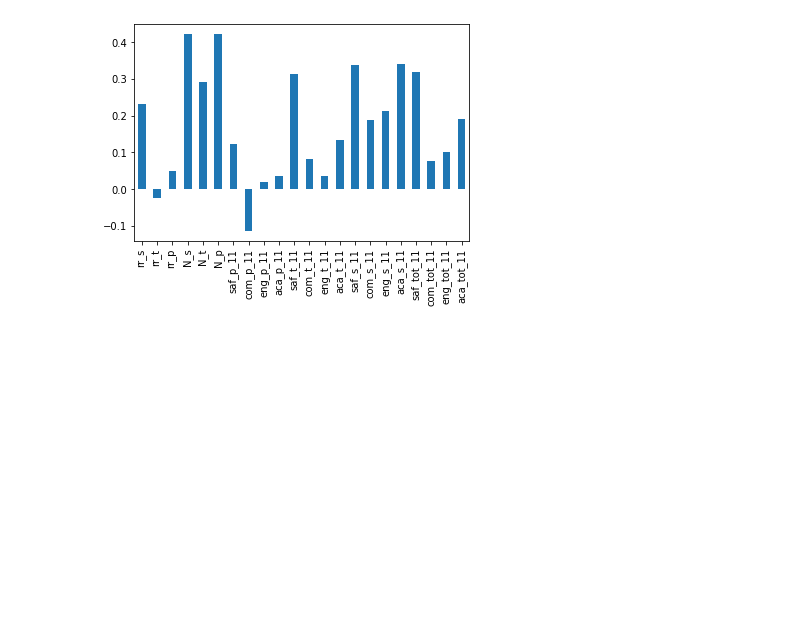
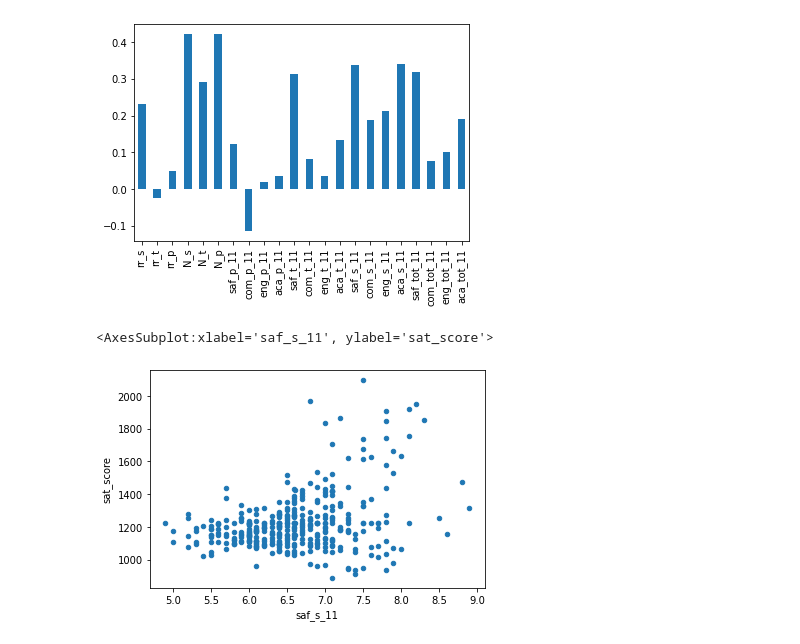
Before and after one commit to adfelt/New-York-School-Data, a Jupyter notebook: new_york_schools_data_analysis.ipynb, the cells around one changed output. Drawn from its saved outputs; the diff is of its cells as text; code cells hidden in the pictures; blank space fills up the shorter version.

```diff
--- a/new_york_schools_data_analysis.ipynb
+++ b/new_york_schools_data_analysis.ipynb
@@ -415,3 +415,8 @@ combined.corr()['sat_score'][survey_fields].plot.bar()
 # %% [output]
 <AxesSubplot:>
 [figure]
+# %%
+combined.plot.scatter(y='sat_score', x='saf_s_11')
+# %% [output]
+<AxesSubplot:xlabel='saf_s_11', ylabel='sat_score'>
+[figure, added]
```
Also changed, not shown: parts of 4 cells of this notebook.
